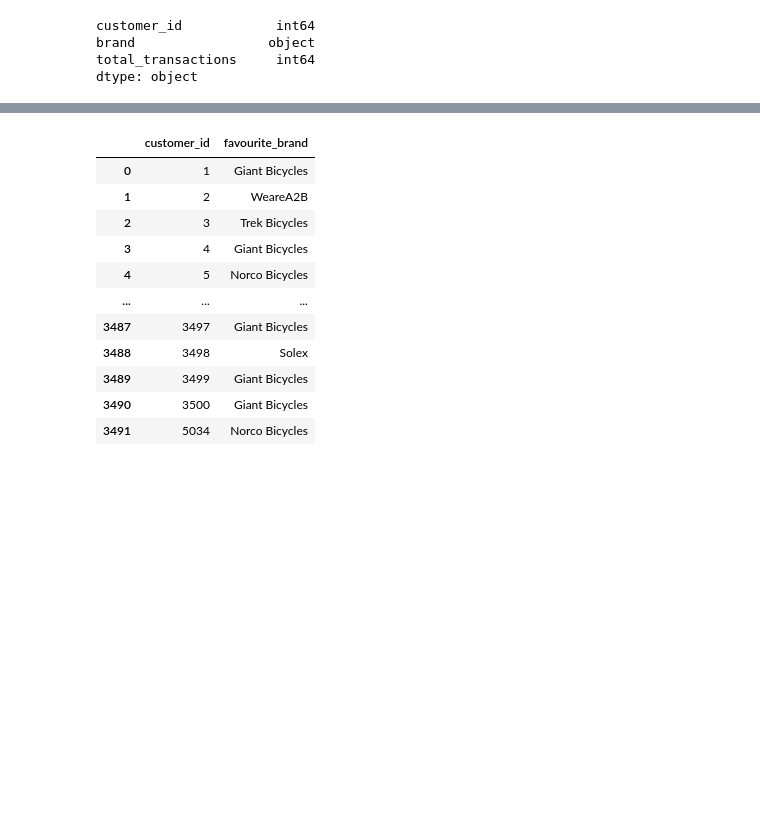
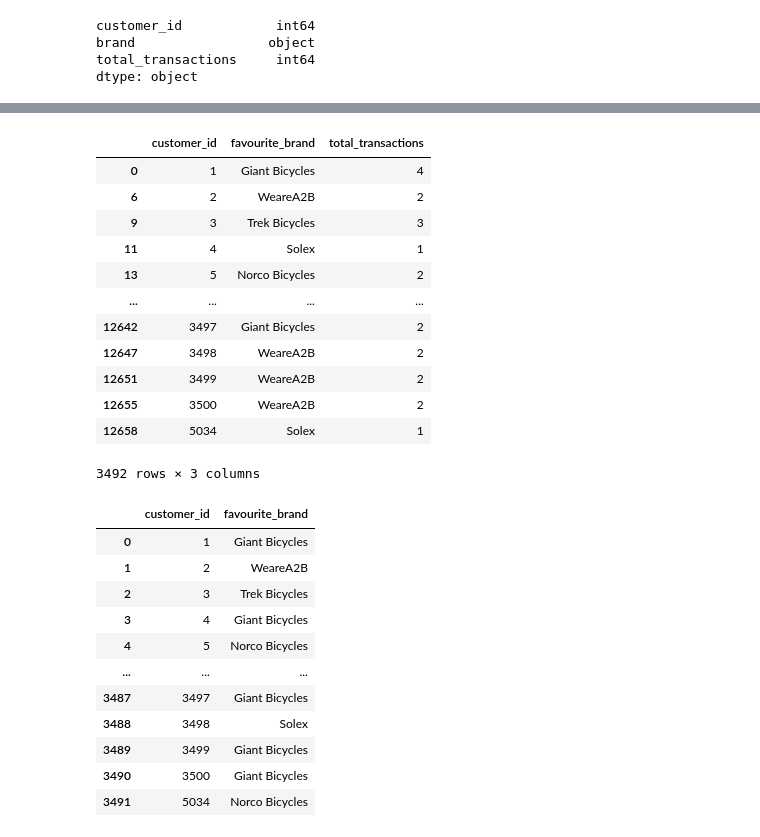
Before and after one commit to Navyhoang/KPMG_Virtual_Internship_Challenge, a Jupyter notebook: Results/FeaturesEng_ModelDevelopment.ipynb, the cells around one changed output, grey strips where cells are left out. Cells and saved outputs as stored; diff of their text form; code cells hidden in the pictures; blank space fills up the shorter version.

```diff
--- a/Results/FeaturesEng_ModelDevelopment.ipynb
+++ b/Results/FeaturesEng_ModelDevelopment.ipynb
@@ -392,0 +395,4 @@ dtype: object
+# %%
+# Sort the customer_id, followed by the transaction numbers
+sorted_brand = brand_int.sort_values(by=["customer_id", "total_transactions"])
+sorted_brand.head(10)
@@ -393,3 +411,22 @@ dtype: object
+# %%
+# Getting the last (highest number of transactions) row as the most favourite brand
+sorted_brand.drop_duplicates(subset=["customer_id"], keep="last", inplace=True)
+sorted_brand.columns = ["customer_id", "favourite_brand", "total_transactions"]
+sorted_brand
+# %% [output]
+|  | customer_id | favourite_brand | total_transactions |
+| 0 | 1 | Giant Bicycles | 4 |
+| 6 | 2 | WeareA2B | 2 |
+| 9 | 3 | Trek Bicycles | 3 |
+| 11 | 4 | Solex | 1 |
+| 13 | 5 | Norco Bicycles | 2 |
+| ... | ... | ... | ... |
+| 12642 | 3497 | Giant Bicycles | 2 |
+| 12647 | 3498 | WeareA2B | 2 |
+| 12651 | 3499 | WeareA2B | 2 |
+| 12655 | 3500 | WeareA2B | 2 |
+| 12658 | 5034 | Solex | 1 |
+3492 rows × 3 columns
 # %%
 favourite_brand = []
 
```
Also changed, not shown: parts of 7 cells of this notebook.
